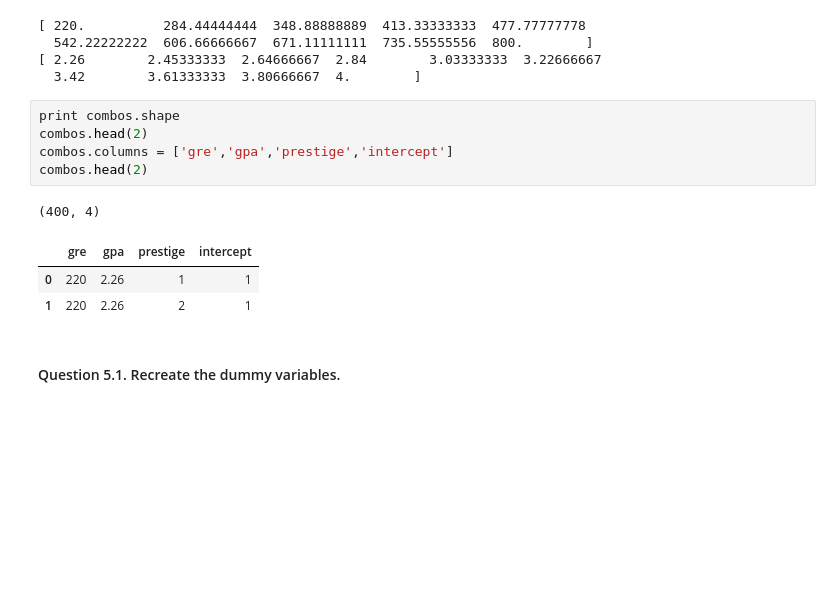
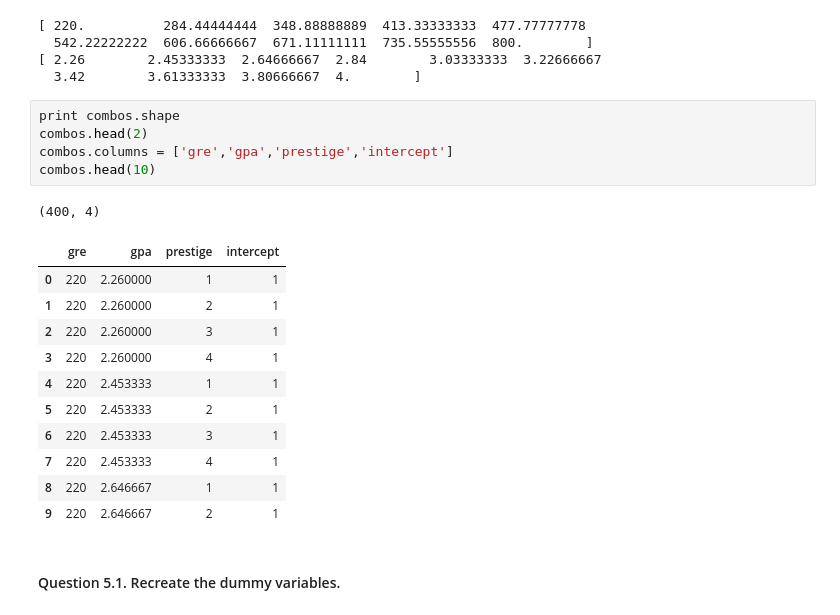
Before and after one commit to guoruijiao/sf-dat-21, a Jupyter notebook: unit-projects/3/starter-code/unit-project-3-starter-code.ipynb, the cells around one changed output. Drawn from its saved outputs; the diff is of its cells as text; blank space fills up the shorter version.

```diff
--- a/unit-projects/3/starter-code/unit-project-3-starter-code.ipynb
+++ b/unit-projects/3/starter-code/unit-project-3-starter-code.ipynb
@@ -360,13 +382,21 @@ combos = pd.DataFrame(cartesian([gres, gpas, [1, 2, 3, 4], [1.]]))
 # %%
 print combos.shape
 combos.head(2)
 combos.columns = ['gre','gpa','prestige','intercept']
-combos.head(2)
+combos.head(10)
 # %% [output]
 (400, 4)
 |  | gre | gpa | prestige | intercept |
-| 0 | 220 | 2.26 | 1 | 1 |
-| 1 | 220 | 2.26 | 2 | 1 |
+| 0 | 220 | 2.260000 | 1 | 1 |
+| 1 | 220 | 2.260000 | 2 | 1 |
+| 2 | 220 | 2.260000 | 3 | 1 |
+| 3 | 220 | 2.260000 | 4 | 1 |
+| 4 | 220 | 2.453333 | 1 | 1 |
+| 5 | 220 | 2.453333 | 2 | 1 |
+| 6 | 220 | 2.453333 | 3 | 1 |
+| 7 | 220 | 2.453333 | 4 | 1 |
+| 8 | 220 | 2.646667 | 1 | 1 |
+| 9 | 220 | 2.646667 | 2 | 1 |
 # %% [markdown]
 #### Question 5.1. Recreate the dummy variables.
 # %%
```
Also changed, not shown: parts of 16 cells of this notebook, 1 other file.
